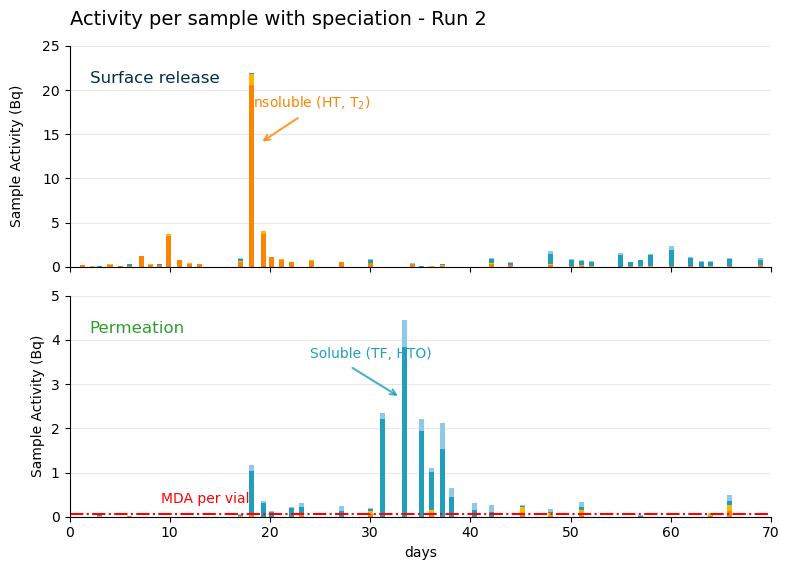
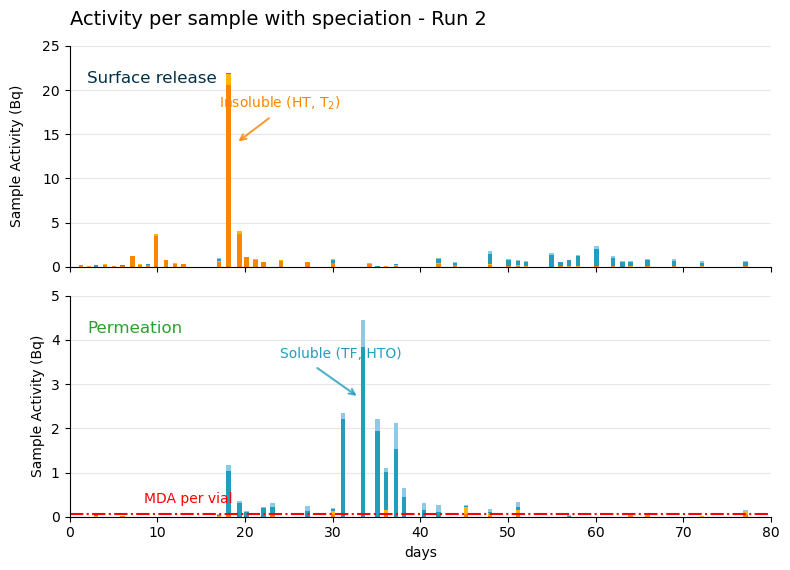
The change to this notebook cell's code, shown as a diff; its figure went from the first image to the second:
--- before
+++ after
@@ -8,5 +8,5 @@
 ax1.grid(True, axis="y", alpha=0.3)
 ax1.set_ylim(bottom=0, top=25)
-ax1.set_xlim(0, 70)
+ax1.set_xlim(0, 80)
 ax1.set_ylabel("Sample Activity (Bq)", labelpad=13)
 ax1.set_title("Activity per sample with speciation - Run 2", loc="left", pad=15, fontsize=14)
@@ -29,5 +29,5 @@
 ax2.grid(True, axis="y", alpha=0.3)
 ax2.set_ylim(bottom=0, top=5)
-ax2.set_xlim(0, 70)
+ax2.set_xlim(0, 80)
 ax2.set_ylabel("Sample Activity (Bq)")
 ax2.set_xlabel("days")

Commit: Running processing notebooks